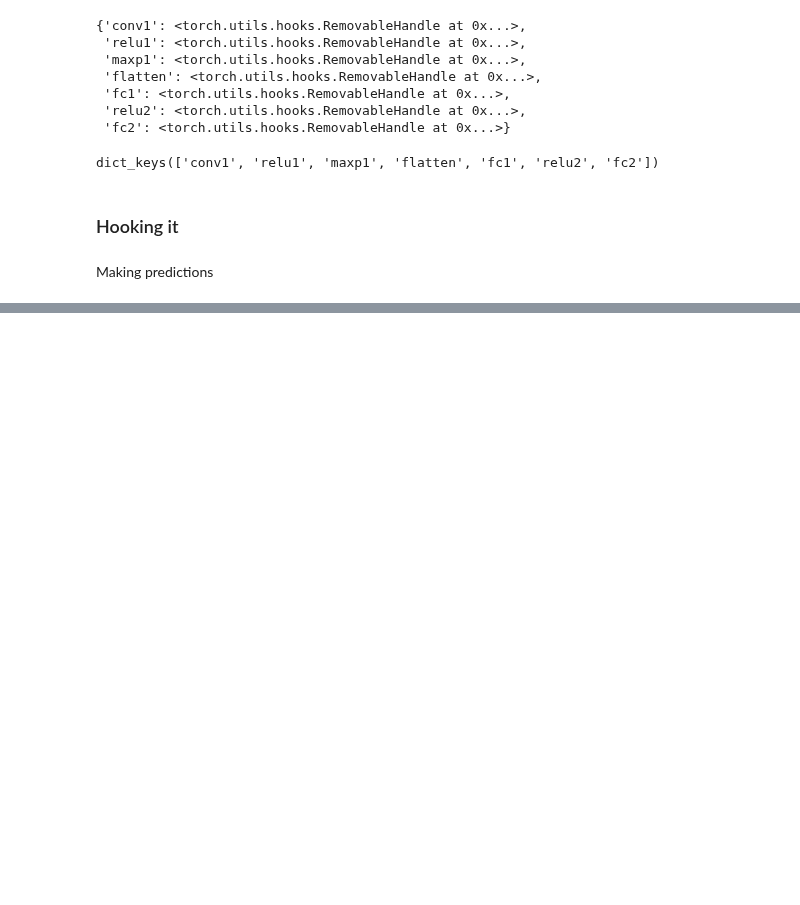
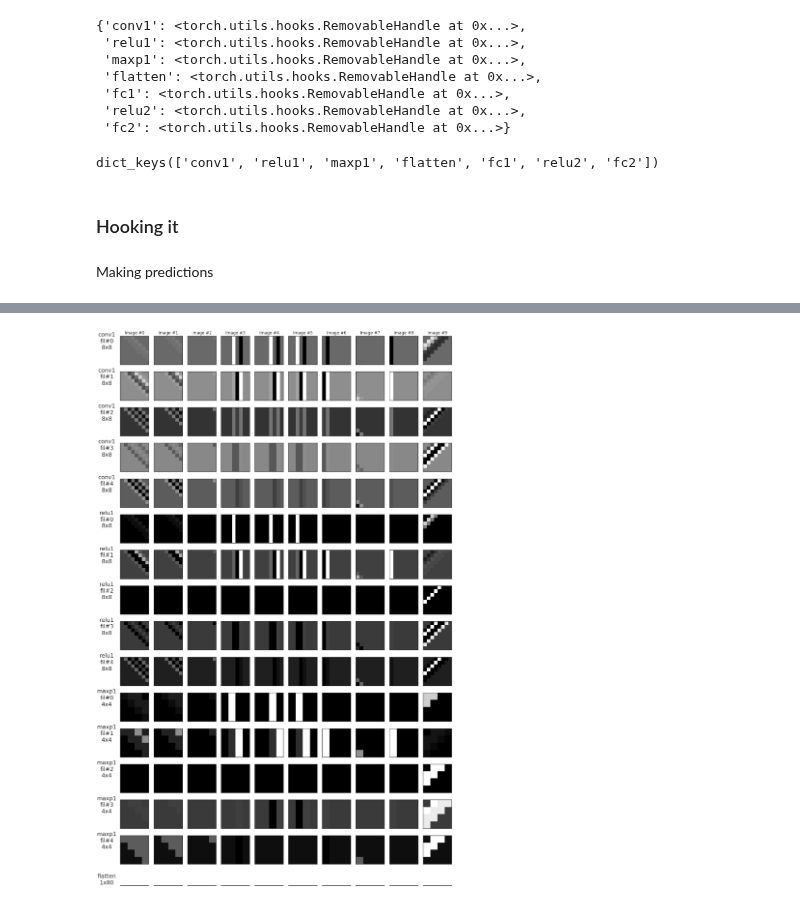
Before and after one commit to Anushkach/Deep-Learning, a Jupyter notebook: Deep Learning with Pytorch/convolutions.ipynb, the cells around one changed output, grey strips where cells are left out. Drawn from its saved outputs; the diff is of its cells as text; code cells hidden in the pictures; blank space fills up the shorter version.

```diff
--- a/Deep Learning with Pytorch/convolutions.ipynb
+++ b/Deep Learning with Pytorch/convolutions.ipynb
@@ -753,0 +833,7 @@ sbs_cnn1.remove_hooks()
+# %%
+featurizer_layers=['conv1', 'relu1', 'maxp1', 'flatten']
+
+with plt.style.context('seaborn-white'):
+    fig=sbs_cnn1.visualize_outputs(featurizer_layers)
+# %% [output]
+[figure, added]
```
Also changed, not shown: parts of 25 cells of this notebook.
